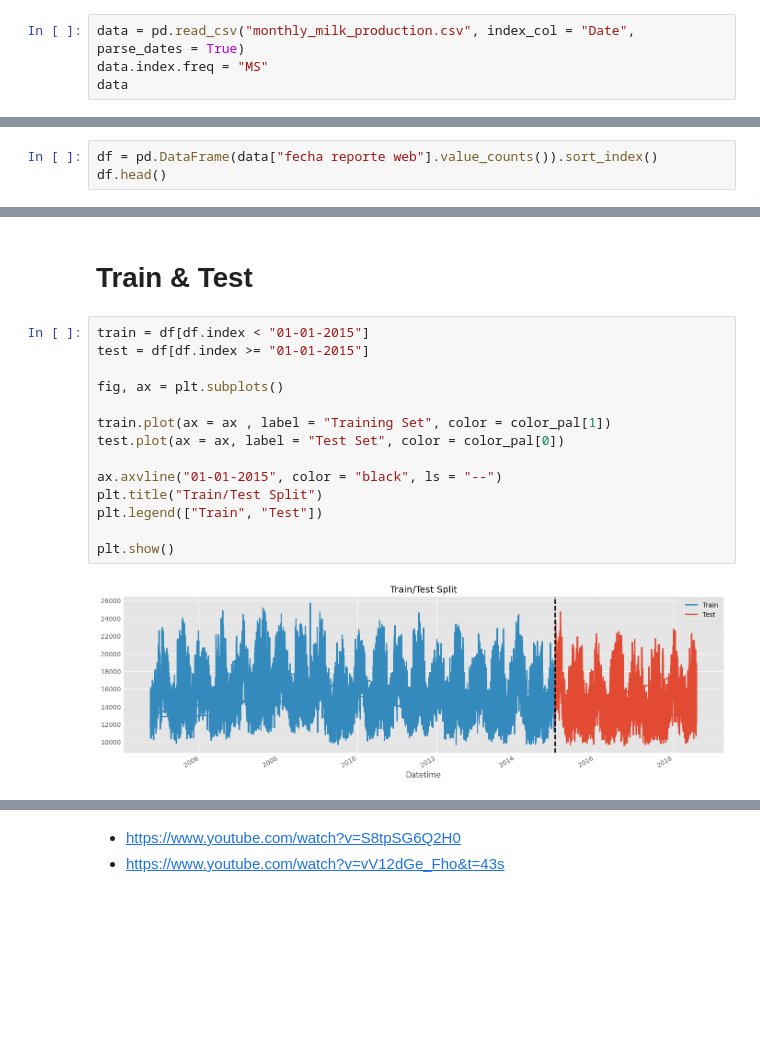
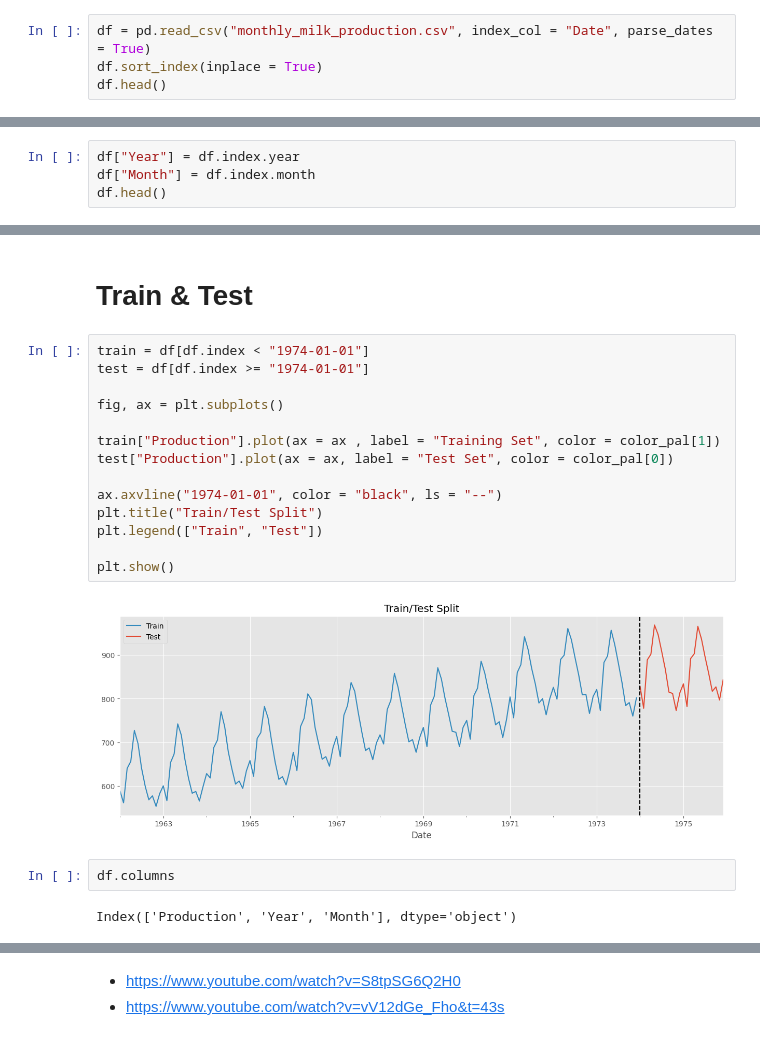
Before and after one commit to alejo1630/time_series_analysis, a Jupyter notebook: time_series.ipynb, the cells around one changed output, grey strips where cells are left out. Drawn from its saved outputs; the diff is of its cells as text; blank space fills up the shorter version.

```diff
--- a/time_series.ipynb
+++ b/time_series.ipynb
@@ -18,9 +18,9 @@ plt.rcParams['figure.figsize'] = 15, 5
 # %% [markdown]
 # **Data**
 # %%
-data = pd.read_csv("monthly_milk_production.csv", index_col = "Date", parse_dates = True)
-data.index.freq = "MS"
-data
+df = pd.read_csv("monthly_milk_production.csv", index_col = "Date", parse_dates = True)
+df.sort_index(inplace = True)
+df.head()
 # %% [output]
 |  | Production |
 | Date |  |
@@ -55,3 +42,0 @@ KeyError: 'fecha reporte web'
-# %%
-df = pd.DataFrame(data["fecha reporte web"].value_counts()).sort_index()
-df.head()
@@ -124,0 +57,4 @@ Freq: D, dtype: float64
+# %%
+df["Year"] = df.index.year
+df["Month"] = df.index.month
+df.head()
@@ -125,18 +79,22 @@ Freq: D, dtype: float64
 # %% [markdown]
 # **Train & Test**
 # %%
-train = df[df.index < "01-01-2015"]
-test = df[df.index >= "01-01-2015"]
+train = df[df.index < "1974-01-01"]
+test = df[df.index >= "1974-01-01"]
 
 fig, ax = plt.subplots()
 
-train.plot(ax = ax , label = "Training Set", color = color_pal[1])
-test.plot(ax = ax, label = "Test Set", color = color_pal[0])
+train["Production"].plot(ax = ax , label = "Training Set", color = color_pal[1])
+test["Production"].plot(ax = ax, label = "Test Set", color = color_pal[0])
 
-ax.axvline("01-01-2015", color = "black", ls = "--")
+ax.axvline("1974-01-01", color = "black", ls = "--")
 plt.title("Train/Test Split")
 plt.legend(["Train", "Test"])
 
 plt.show()
 # %% [output]
-[figure, old version]
+[figure, new version]
+# %%
+df.columns
+# %% [output]
+Index(['Production', 'Year', 'Month'], dtype='object')
```
Also changed, not shown: parts of 22 cells of this notebook.
